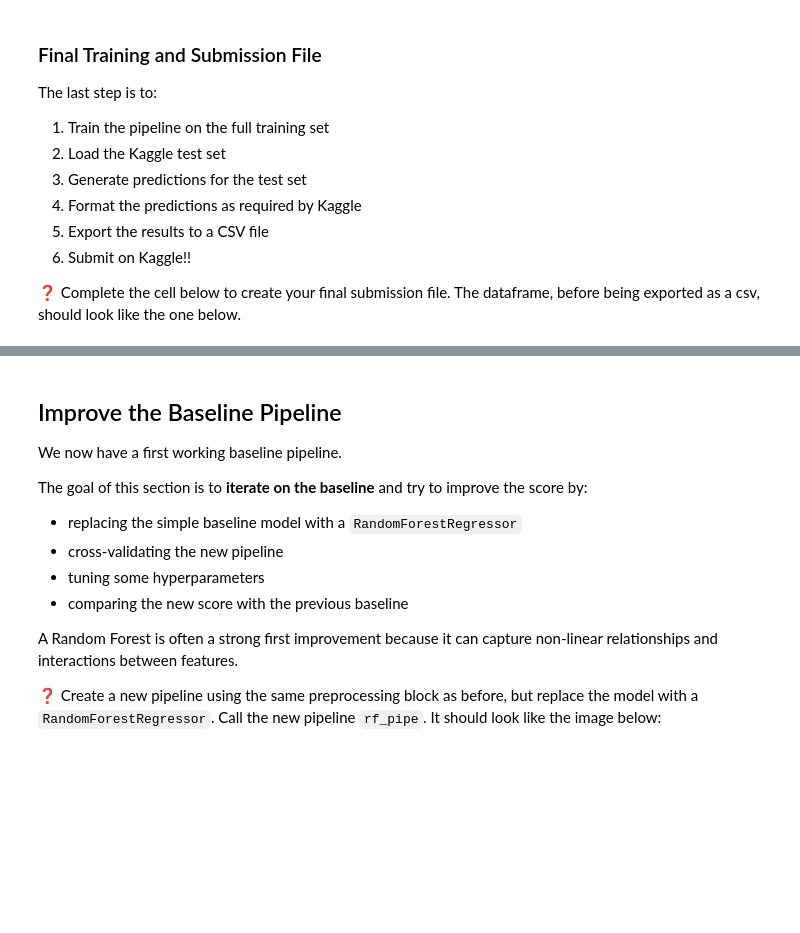
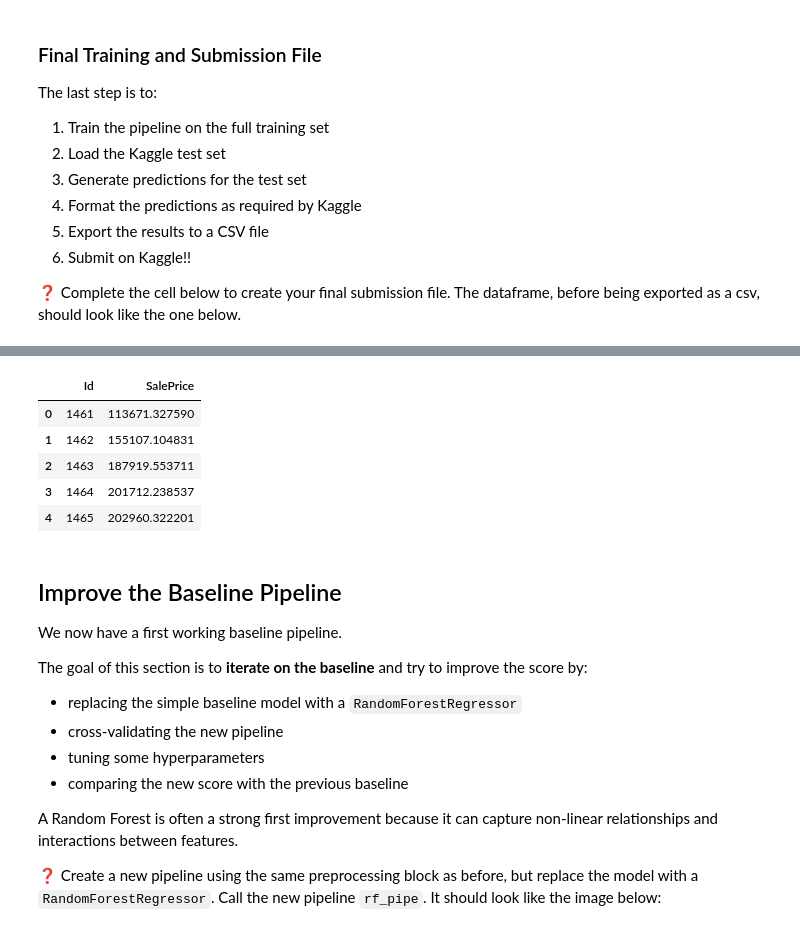
Before and after one commit to EduardoAvenco/data-houses-kaggle-competition, a Jupyter notebook: houses_kaggle_competition.ipynb, the cells around one changed output, grey strips where cells are left out. Saved outputs shown, nothing was run; the diff lists cells and outputs as text; code cells hidden in the pictures; blank space fills up the shorter version.

```diff
--- a/houses_kaggle_competition.ipynb
+++ b/houses_kaggle_competition.ipynb
@@ -138,3 +190,13 @@ pass  # YOUR CODE HERE
+# %%
+pass  # YOUR CODE HERE
+from sklearn.preprocessing import OneHotEncoder
+
+categorical_features = X_train.select_dtypes(include="object").columns.tolist()
+
+preproc_categorical = Pipeline([
+    ("imputer", SimpleImputer(strategy="most_frequent")),
+    ("encoder", OneHotEncoder(handle_unknown="ignore", sparse_output=False))
+])
 # %%
 from nbresult import ChallengeResult
 from sklearn.pipeline import Pipeline
@@ -171,3 +249,11 @@ pass  # YOUR CODE HERE
+# %%
+pass  # YOUR CODE HERE
+from sklearn.compose import ColumnTransformer
+
+preproc_pipe = ColumnTransformer([
+    ("numerical", preproc_numerical, numerical_features),
+    ("categorical", preproc_categorical, categorical_features)
+])
 # %%
 from nbresult import ChallengeResult
 from sklearn.compose import ColumnTransformer
@@ -203,3 +308,11 @@ pass  # YOUR CODE HERE
+# %%
+pass  # YOUR CODE HERE
+from sklearn.linear_model import LinearRegression
+
+baseline_pipe = Pipeline([
+    ("preprocessing", preproc_pipe),
+    ("model", LinearRegression())
+])
 # %%
 from nbresult import ChallengeResult
 from sklearn.pipeline import Pipeline
@@ -261,3 +441,24 @@ pass  # YOUR CODE HERE
+# %%
+pass  # YOUR CODE HERE
+data_test = pd.read_csv("test.csv")
+
+baseline_pipe.fit(X_train, y_train)
+y_pred = baseline_pipe.predict(data_test)
+
+submission = pd.DataFrame({
+    "Id": data_test["Id"],
+    "SalePrice": y_pred
+})
+
+submission.to_csv("submission.csv", index=False)
+submission.head()
+# %% [output]
+|  | Id | SalePrice |
+| 0 | 1461 | 113671.327590 |
+| 1 | 1462 | 155107.104831 |
+| 2 | 1463 | 187919.553711 |
+| 3 | 1464 | 201712.238537 |
+| 4 | 1465 | 202960.322201 |
 # %% [markdown]
 ## Improve the Baseline Pipeline
 
```
Also changed, not shown: parts of 25 cells of this notebook, 1 other file.
